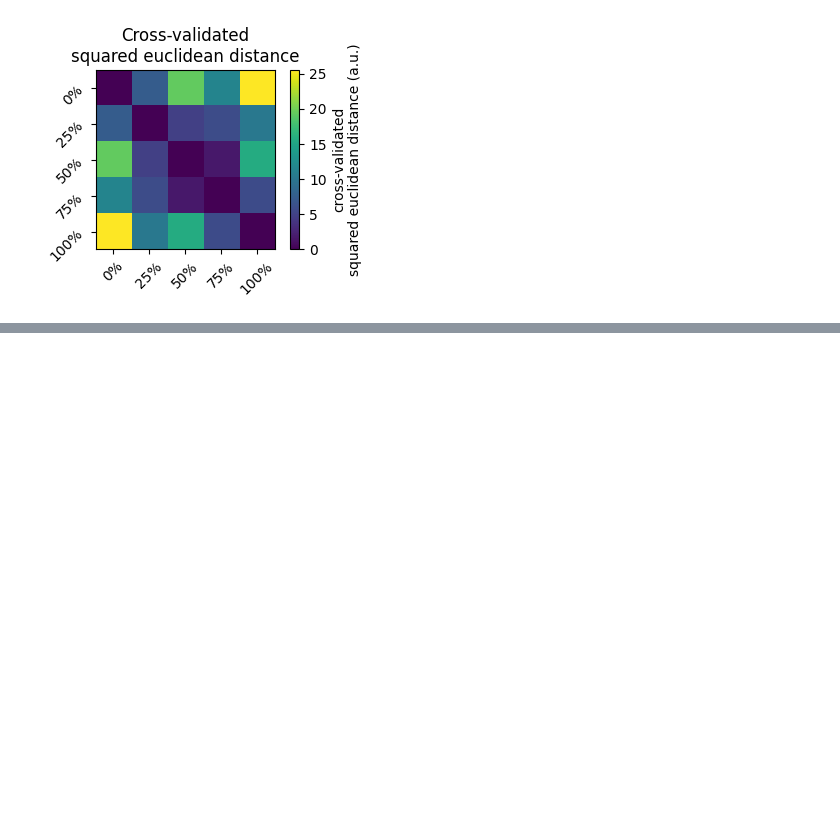
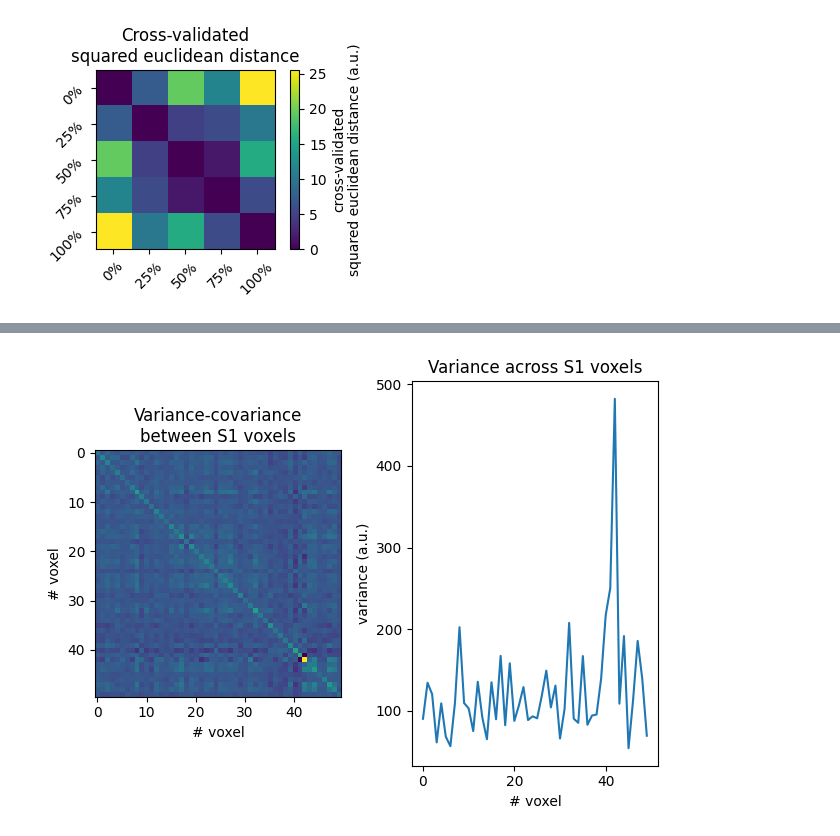
Before and after one commit to mnlmrc/didactic, a Jupyter notebook: rsa.ipynb, the cells around one changed output, grey strips where cells are left out. Cells and saved outputs as stored; diff of their text form; code cells hidden in the pictures; blank space fills up the shorter version.

```diff
--- a/rsa.ipynb
+++ b/rsa.ipynb
@@ -12,7 +12,7 @@ import pickle
 plt.style.use('default')
 # %%
 f = open('data_demo_smp.p', 'rb')
-Y, cond_vec, part_vec, cond_names = pickle.load(f)
+Y, ResMS, cond_vec, part_vec, cond_names = pickle.load(f)
 N = Y.shape[1]
 # %% [markdown]
 A central concept to keep in mind to understand RSA is the **second moment matrix** $\mathbf{G}$:
@@ -161,0 +196,20 @@ plt.xlim((-30, 80))
+# %%
+cov = np.cov(Y[:, :50].T)
+
+fig, ax = plt.subplots(1, 2)
+
+ax[0].imshow(cov)
+ax[0].set_xlabel('# voxel')
+ax[0].set_ylabel('# voxel')
+ax[0].set_title('Variance-covariance\nbetween S1 voxels')
+# ax[0].set_colorbar(label='covariance')
+
+ax[1].plot(np.diag(cov))
+ax[1].set_ylabel('variance (a.u.)')
+ax[1].set_xlabel('# voxel')
+ax[1].set_title('Variance across S1 voxels')
+
+fig.tight_layout()
+plt.show()
+# %% [output]
+[figure, added]
```
Also changed, not shown: parts of 13 cells of this notebook, 2 other files.
